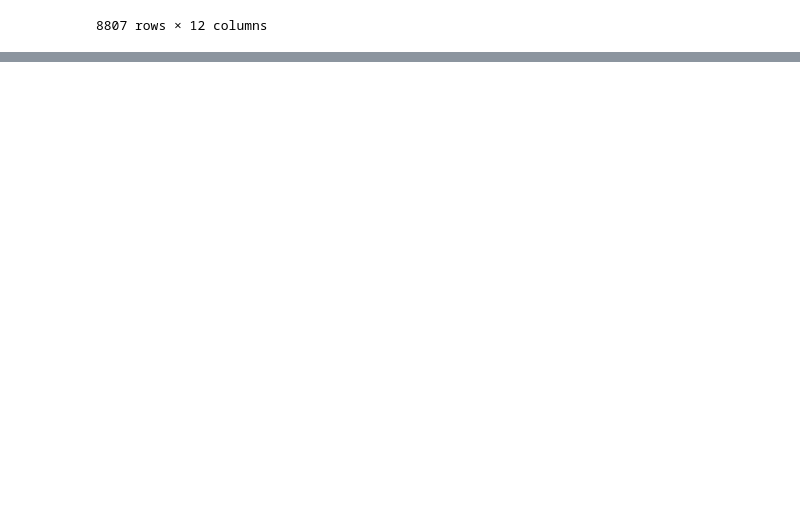
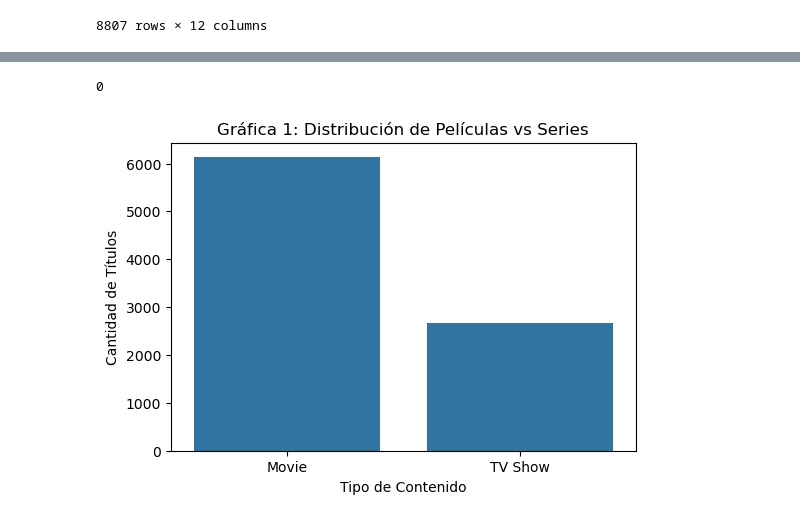
Before and after one commit to jrvrr/ECBD-MoralesRiveraJerry, a Jupyter notebook: NoteBook/LAB 05 DIKW_Netflix/Lab05 DIKW_Netflix.ipynb, the cells around one changed output, grey strips where cells are left out. Saved outputs shown, nothing was run; the diff lists cells and outputs as text; code cells hidden in the pictures; blank space fills up the shorter version.

```diff
--- a/NoteBook/LAB 05 DIKW_Netflix/Lab05 DIKW_Netflix.ipynb
+++ b/NoteBook/LAB 05 DIKW_Netflix/Lab05 DIKW_Netflix.ipynb
@@ -141,4 +27,0 @@ dtype: int64
-# %%
-# Limpieza de nulos restantes para asegurar que no haya datos vacíos
-df['cast'] = df['cast'].fillna('Sin informacion')
-df['date_added'] = df['date_added'].fillna(df['date_added'].mode()[0])
@@ -148,4 +27,0 @@ df.dropna(subset=['duration'], inplace=True)
-# %%
-# Convertimos a fecha y extraemos el año para las gráficas
-df['date_added'] = pd.to_datetime(df['date_added'].str.strip())
-df['year_added'] = df['date_added'].dt.year
@@ -221,0 +163,21 @@ plt.show()
+# %%
+# Detectar registros completamente duplicados en la tabla
+df.duplicated().sum()
+# %% [output]
+0
+# %%
+# Convertir texto de fecha a datetime de python ignorando errores
+df["date_added"] = pd.to_datetime(df["date_added"].str.strip(), errors="coerce")
+# %%
+# Crear columna nueva con el año rellenando vacíos con 0
+df["year_added"] = df["date_added"].dt.year.fillna(0).astype(int)
+# %%
+# Capa de Información: Gráfica 1 de distribución de películas vs series
+plt.figure(figsize=(6, 4))
+sns.countplot(x="type", data=df)
+plt.title("Gráfica 1: Distribución de Películas vs Series")
+plt.xlabel("Tipo de Contenido")
+plt.ylabel("Cantidad de Títulos")
+plt.show()
+# %% [output]
+[figure, added]
```
Also changed, not shown: parts of 43 cells of this notebook.
